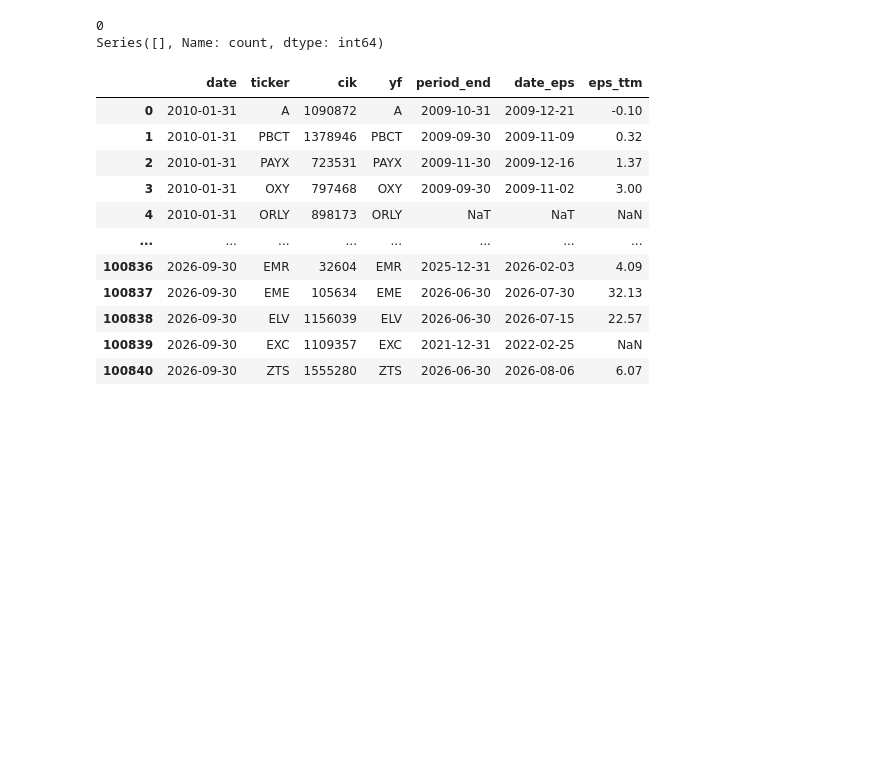
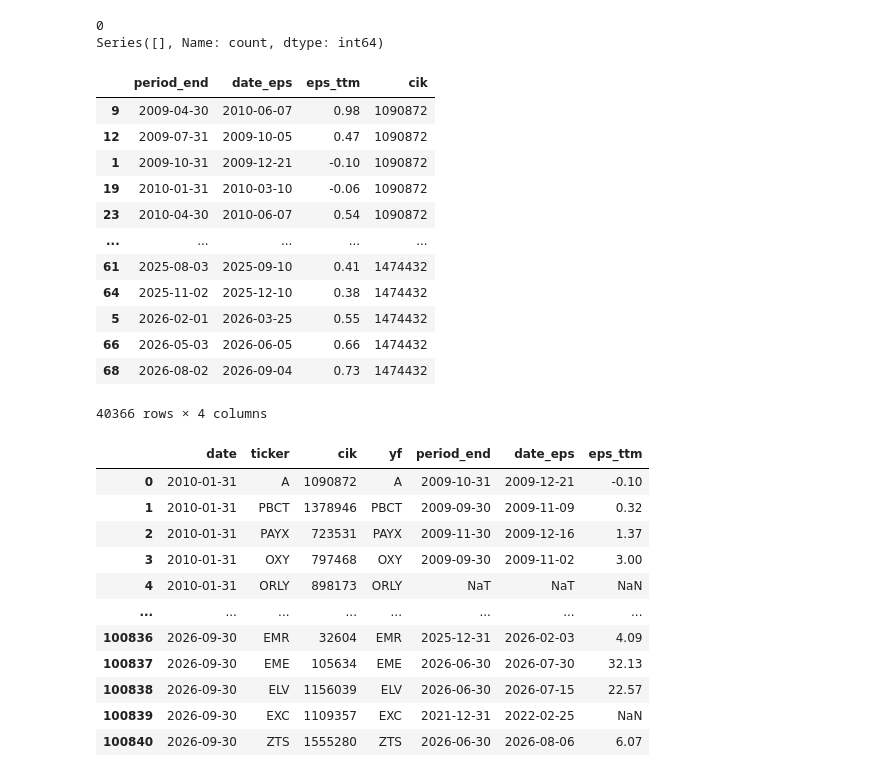
Before and after one commit to 2mrkhomenko/AAIS, a Jupyter notebook: Lesson 2 project/main.ipynb, the cells around one changed output. Cells and saved outputs as stored; diff of their text form; code cells hidden in the pictures; blank space fills up the shorter version.

```diff
--- a/Lesson 2 project/main.ipynb
+++ b/Lesson 2 project/main.ipynb
@@ -421,6 +419,22 @@ panel = pd.merge_asof(panel.sort_values("date"), eps.sort_values("date_eps"),
 
 
 panel.loc[(panel["date"] - panel["period_end"]).dt.days > 460, "eps_ttm"] = np.nan
+# %%
+eps
+# %% [output]
+|  | period_end | date_eps | eps_ttm | cik |
+| 9 | 2009-04-30 | 2010-06-07 | 0.98 | 1090872 |
+| 12 | 2009-07-31 | 2009-10-05 | 0.47 | 1090872 |
+| 1 | 2009-10-31 | 2009-12-21 | -0.10 | 1090872 |
+| 19 | 2010-01-31 | 2010-03-10 | -0.06 | 1090872 |
+| 23 | 2010-04-30 | 2010-06-07 | 0.54 | 1090872 |
+| ... | ... | ... | ... | ... |
+| 61 | 2025-08-03 | 2025-09-10 | 0.41 | 1474432 |
+| 64 | 2025-11-02 | 2025-12-10 | 0.38 | 1474432 |
+| 5 | 2026-02-01 | 2026-03-25 | 0.55 | 1474432 |
+| 66 | 2026-05-03 | 2026-06-05 | 0.66 | 1474432 |
+| 68 | 2026-08-02 | 2026-09-04 | 0.73 | 1474432 |
+40366 rows × 4 columns
 # %%
 new_panel = panel.copy()
 # %%
```
Also changed, not shown: parts of 10 cells of this notebook.
